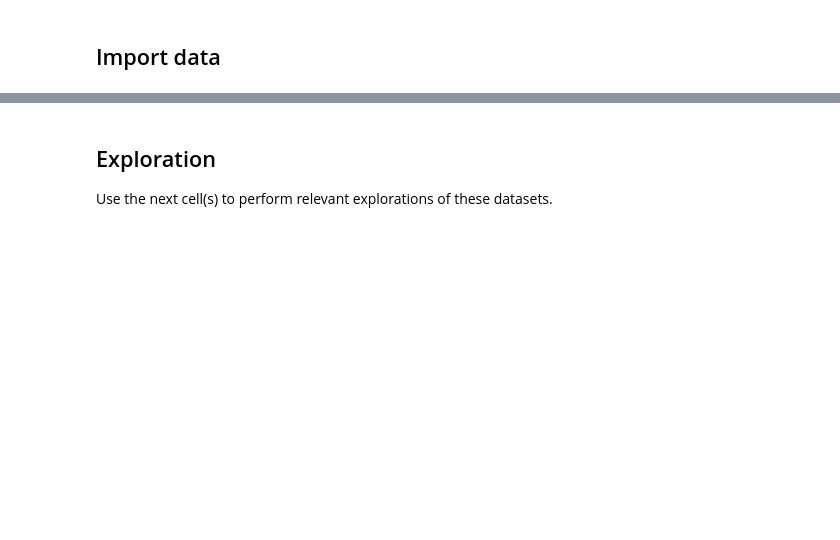
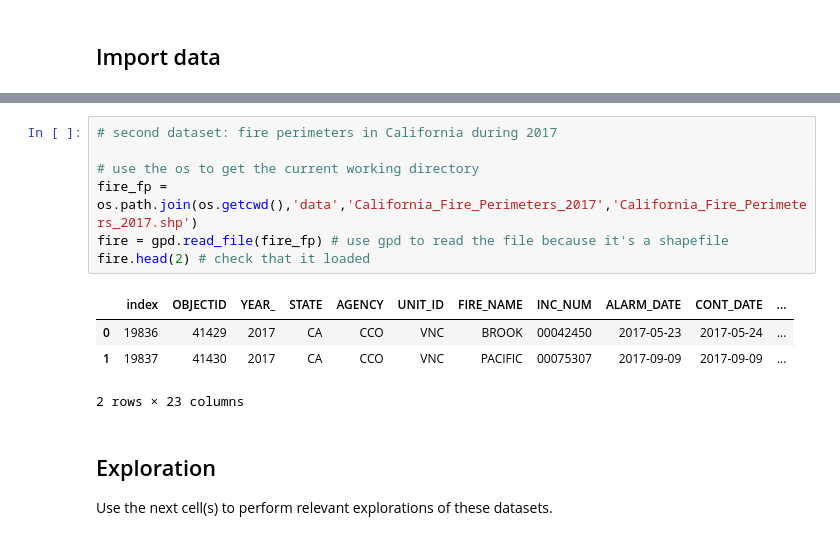
Before and after one commit to cnordheim-maestas/eds-220-hwk4, a Jupyter notebook: hwk4-task2-false-color.ipynb, the cells around one changed output, grey strips where cells are left out. Saved outputs shown, nothing was run; the diff lists cells and outputs as text; blank space fills up the shorter version.

```diff
--- a/hwk4-task2-false-color.ipynb
+++ b/hwk4-task2-false-color.ipynb
@@ -62,3 +94,15 @@ You will use the next cell at the end of the task. Leave it blank for now.
+# %%
+# second dataset: fire perimeters in California during 2017
+
+# use the os to get the current working directory
+fire_fp = os.path.join(os.getcwd(),'data','California_Fire_Perimeters_2017','California_Fire_Perimeters_2017.shp')
+fire = gpd.read_file(fire_fp) # use gpd to read the file because it's a shapefile
+fire.head(2) # check that it loaded
+# %% [output]
+|  | index | OBJECTID | YEAR_ | STATE | AGENCY | UNIT_ID | FIRE_NAME | INC_NUM | ALARM_DATE | CONT_DATE | ... |
+| 0 | 19836 | 41429 | 2017 | CA | CCO | VNC | BROOK | 00042450 | 2017-05-23 | 2017-05-24 | ... |
+| 1 | 19837 | 41430 | 2017 | CA | CCO | VNC | PACIFIC | 00075307 | 2017-09-09 | 2017-09-09 | ... |
+2 rows × 23 columns
 # %% [markdown]
 ## Exploration
 
```
Also changed, not shown: parts of 8 cells of this notebook.
